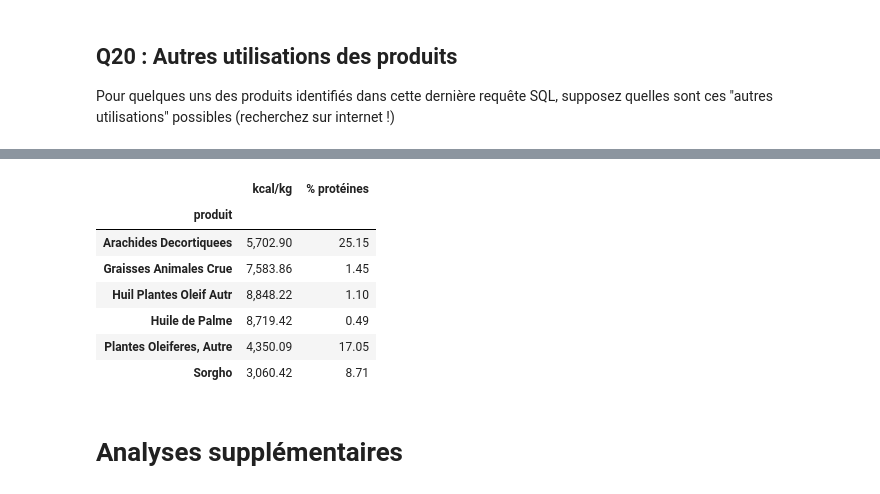
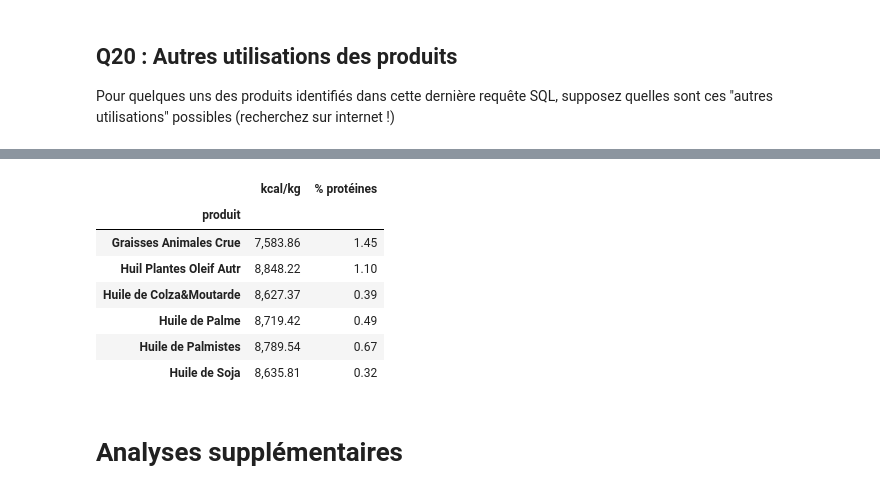
Before and after one commit to gllmfrnr/oc-da, a Jupyter notebook: p3/p3.ipynb, the cells around one changed output, grey strips where cells are left out. Saved outputs shown, nothing was run; the diff lists cells and outputs as text; code cells hidden in the pictures.

```diff
--- a/p3/p3.ipynb
+++ b/p3/p3.ipynb
@@ -1693,23 +1682,23 @@ Ils affichent tous une forte valeur calorique ↓
 # %%
 aliments[aliments['produit'].isin(
     [
         'Huile de Palme',
-        'Arachides Decortiquees',
+        'Huile de Palmistes',
         'Huil Plantes Oleif Autr',
-        'Sorgho',
-        'Plantes Oleiferes, Autre',
-        'Graisses Animales Crue'
+        'Huile de Colza&Moutarde',
+        'Graisses Animales Crue',
+        'Huile de Soja'
     ]
 )].groupby(['produit']).mean()[['kcal/kg','% protéines']]
 # %% [output]
 |  | kcal/kg | % protéines |
 | produit |  |  |
-| Arachides Decortiquees | 5,702.90 | 25.15 |
 | Graisses Animales Crue | 7,583.86 | 1.45 |
 | Huil Plantes Oleif Autr | 8,848.22 | 1.10 |
+| Huile de Colza&Moutarde | 8,627.37 | 0.39 |
 | Huile de Palme | 8,719.42 | 0.49 |
-| Plantes Oleiferes, Autre | 4,350.09 | 17.05 |
-| Sorgho | 3,060.42 | 8.71 |
+| Huile de Palmistes | 8,789.54 | 0.67 |
+| Huile de Soja | 8,635.81 | 0.32 |
 # %% [markdown]
 # **Analyses supplémentaires**
 # %% [markdown]
```
Also changed, not shown: parts of 15 cells of this notebook, 1 other file.
